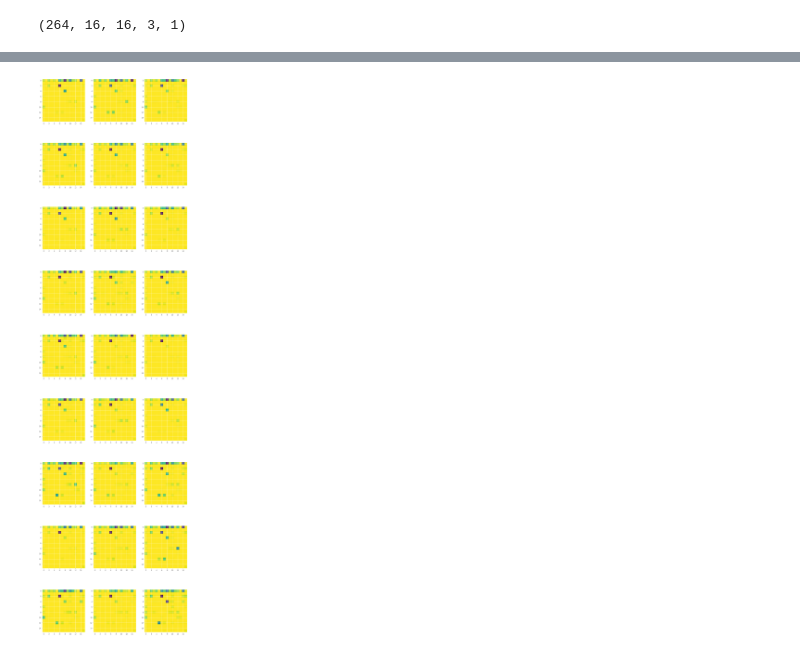
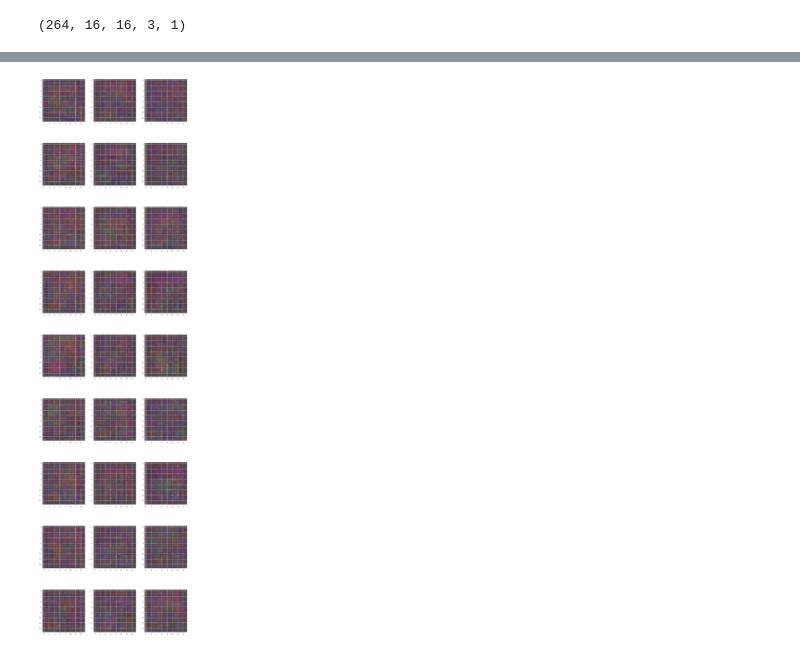
Before and after one commit to balcomes/keras-autoencoders, a Jupyter notebook: train_conv_autoencoder.ipynb, the cells around one changed output, grey strips where cells are left out. Drawn from its saved outputs; the diff is of its cells as text; code cells hidden in the pictures.

```diff
--- a/train_conv_autoencoder.ipynb
+++ b/train_conv_autoencoder.ipynb
@@ -218,4 +218,6 @@ dwarves.shape
 # %%
 tiles = np.expand_dims(dwarves, axis=-1)
 tiles = tiles.astype("float32") / 255.0
-#tiles = tiles[:,:, 0, :]
+tiles_r = tiles[:,:, 0, :]
+tiles_g = tiles[:,:, 1, :]
+tiles_b = tiles[:,:, 2, :]
@@ -228 +224,17 @@ tiles = np.asarray(tiles)
+# %%
+M = 16
+N = 16
+
+tiles_r = np.asarray(tiles_r)
+tiles_g = np.asarray(tiles_g)
+tiles_b = np.asarray(tiles_b)
+
+
+tiles_r = [tiles_r[x:x+M,y:y+N] for x in range(0,tiles_r.shape[0],M) for y in range(0,tiles_r.shape[1],N)]
+tiles_g = [tiles_g[x:x+M,y:y+N] for x in range(0,tiles_g.shape[0],M) for y in range(0,tiles_g.shape[1],N)]
+tiles_b = [tiles_b[x:x+M,y:y+N] for x in range(0,tiles_b.shape[0],M) for y in range(0,tiles_b.shape[1],N)]
+
+tiles_r = np.asarray(tiles_r)
+tiles_g = np.asarray(tiles_g)
+tiles_b = np.asarray(tiles_b)
 # %%
@@ -232,3 +244,3 @@ tiles.shape
 # %%
-trainX = tiles
+trainX = tiles_r
 # %%
@@ -363,0 +325,4 @@ Epoch 25/25
+# %%
+trainX_r = tiles_r
+trainX_g = tiles_g
+trainX_b = tiles_b
@@ -364,11 +394,14 @@ Epoch 25/25
 # %%
 fig=plt.figure(figsize=(16, 64))
 columns = 3
 rows = 9
 for i in range(1, columns*rows + 1):
-    img = autoencoder.predict(np.asarray(np.random.random(16*16).reshape([1,16,16,1])))[0,:,:,0]
+    img_r = autoencoder_r.predict(np.asarray(np.random.random(16*16).reshape([1,16,16,1])))[0,:,:,0]
+    img_g = autoencoder_g.predict(np.asarray(np.random.random(16*16).reshape([1,16,16,1])))[0,:,:,0]
+    img_b = autoencoder_b.predict(np.asarray(np.random.random(16*16).reshape([1,16,16,1])))[0,:,:,0]
+    img_rgb = np.dstack((img_r,img_g,img_b))
     fig.add_subplot(rows, columns, i)
-    plt.imshow(img)
+    plt.imshow(img_rgb)
 plt.show()
 # %% [output]
-[figure, old version]
+[figure, new version]
```
Also changed, not shown: parts of 16 cells of this notebook.
